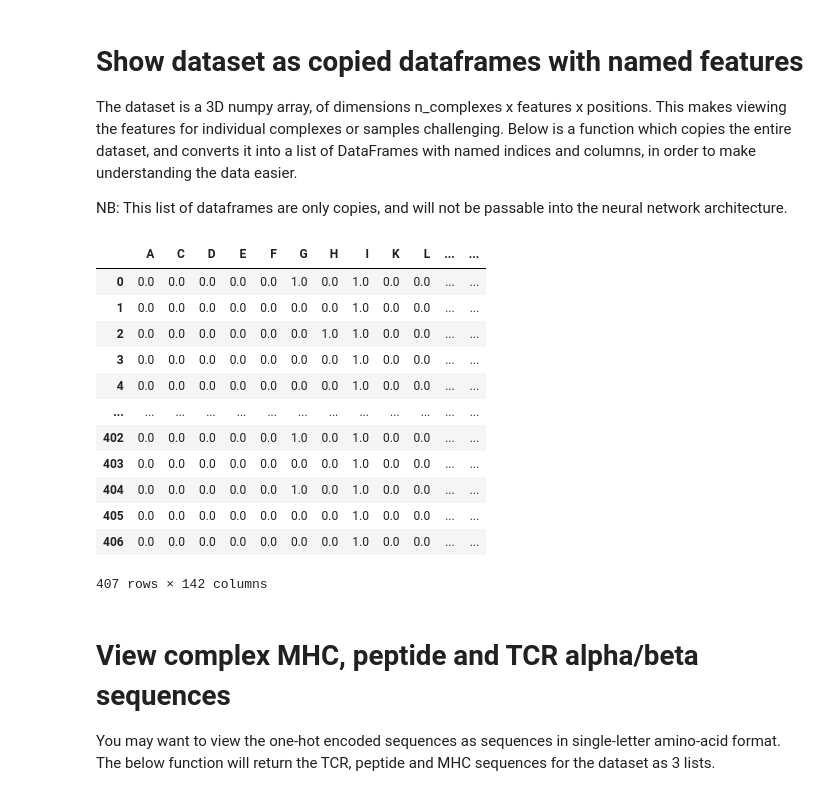
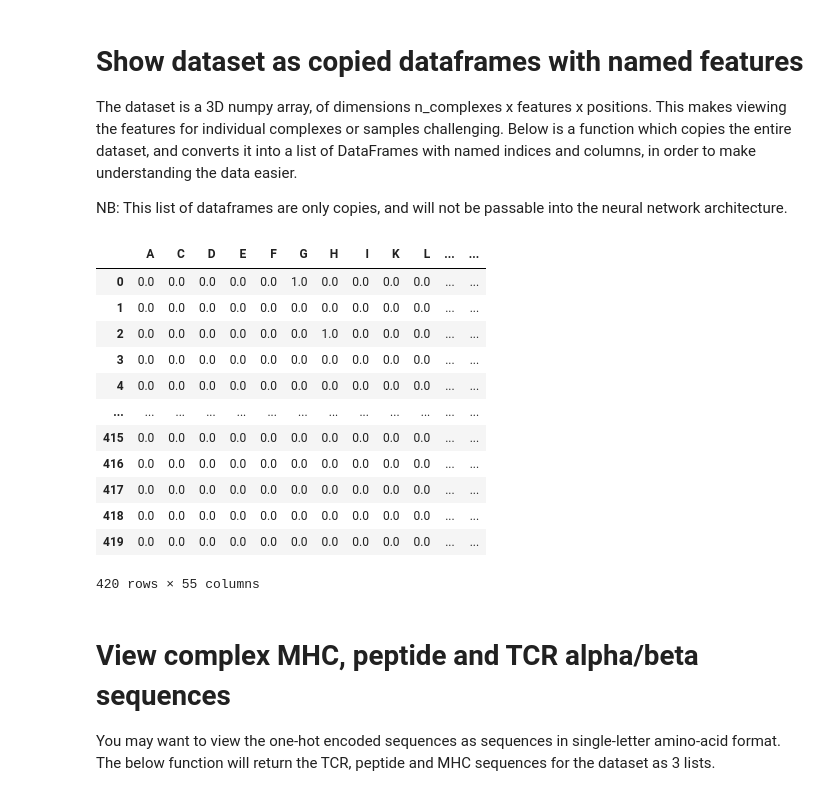
Before and after one commit to xinformatics/tcr-pmhc, a Jupyter notebook: example_notebook.ipynb, the cells around one changed output. Drawn from its saved outputs; the diff is of its cells as text; code cells hidden in the pictures.

```diff
--- a/example_notebook.ipynb
+++ b/example_notebook.ipynb
@@ -284,21 +287,21 @@ The dataset is a 3D numpy array, of dimensions n_complexes x features x position
 
 NB: This list of dataframes are only copies, and will not be passable into the neural network architecture.
 # %%
-pd.read_csv("data/example_csv.csv")
+pd.read_csv("data/example.csv")
 # %% [output]
 |  | A | C | D | E | F | G | H | I | K | L | ... | ... |
-| 0 | 0.0 | 0.0 | 0.0 | 0.0 | 0.0 | 1.0 | 0.0 | 1.0 | 0.0 | 0.0 | ... | ... |
-| 1 | 0.0 | 0.0 | 0.0 | 0.0 | 0.0 | 0.0 | 0.0 | 1.0 | 0.0 | 0.0 | ... | ... |
-| 2 | 0.0 | 0.0 | 0.0 | 0.0 | 0.0 | 0.0 | 1.0 | 1.0 | 0.0 | 0.0 | ... | ... |
-| 3 | 0.0 | 0.0 | 0.0 | 0.0 | 0.0 | 0.0 | 0.0 | 1.0 | 0.0 | 0.0 | ... | ... |
-| 4 | 0.0 | 0.0 | 0.0 | 0.0 | 0.0 | 0.0 | 0.0 | 1.0 | 0.0 | 0.0 | ... | ... |
+| 0 | 0.0 | 0.0 | 0.0 | 0.0 | 0.0 | 1.0 | 0.0 | 0.0 | 0.0 | 0.0 | ... | ... |
+| 1 | 0.0 | 0.0 | 0.0 | 0.0 | 0.0 | 0.0 | 0.0 | 0.0 | 0.0 | 0.0 | ... | ... |
+| 2 | 0.0 | 0.0 | 0.0 | 0.0 | 0.0 | 0.0 | 1.0 | 0.0 | 0.0 | 0.0 | ... | ... |
+| 3 | 0.0 | 0.0 | 0.0 | 0.0 | 0.0 | 0.0 | 0.0 | 0.0 | 0.0 | 0.0 | ... | ... |
+| 4 | 0.0 | 0.0 | 0.0 | 0.0 | 0.0 | 0.0 | 0.0 | 0.0 | 0.0 | 0.0 | ... | ... |
 | ... | ... | ... | ... | ... | ... | ... | ... | ... | ... | ... | ... | ... |
-| 402 | 0.0 | 0.0 | 0.0 | 0.0 | 0.0 | 1.0 | 0.0 | 1.0 | 0.0 | 0.0 | ... | ... |
-| 403 | 0.0 | 0.0 | 0.0 | 0.0 | 0.0 | 0.0 | 0.0 | 1.0 | 0.0 | 0.0 | ... | ... |
-| 404 | 0.0 | 0.0 | 0.0 | 0.0 | 0.0 | 1.0 | 0.0 | 1.0 | 0.0 | 0.0 | ... | ... |
-| 405 | 0.0 | 0.0 | 0.0 | 0.0 | 0.0 | 0.0 | 0.0 | 1.0 | 0.0 | 0.0 | ... | ... |
-| 406 | 0.0 | 0.0 | 0.0 | 0.0 | 0.0 | 0.0 | 0.0 | 1.0 | 0.0 | 0.0 | ... | ... |
+| 415 | 0.0 | 0.0 | 0.0 | 0.0 | 0.0 | 0.0 | 0.0 | 0.0 | 0.0 | 0.0 | ... | ... |
+| 416 | 0.0 | 0.0 | 0.0 | 0.0 | 0.0 | 0.0 | 0.0 | 0.0 | 0.0 | 0.0 | ... | ... |
+| 417 | 0.0 | 0.0 | 0.0 | 0.0 | 0.0 | 0.0 | 0.0 | 0.0 | 0.0 | 0.0 | ... | ... |
+| 418 | 0.0 | 0.0 | 0.0 | 0.0 | 0.0 | 0.0 | 0.0 | 0.0 | 0.0 | 0.0 | ... | ... |
+| 419 | 0.0 | 0.0 | 0.0 | 0.0 | 0.0 | 0.0 | 0.0 | 0.0 | 0.0 | 0.0 | ... | ... |
-407 rows × 142 columns
+420 rows × 55 columns
 # %%
 def copy_as_dataframes(dataset_X):
     """
```
Also changed, not shown: parts of 5 cells of this notebook.
